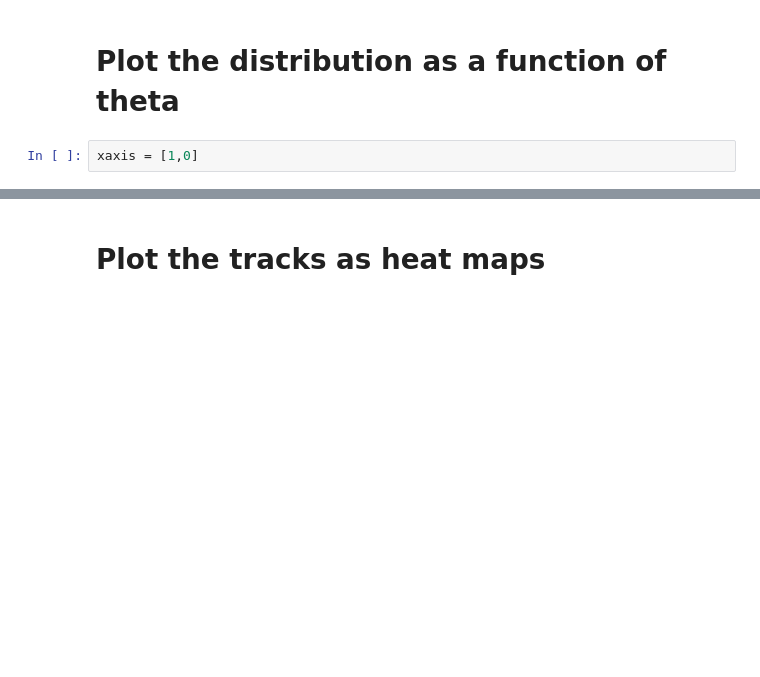
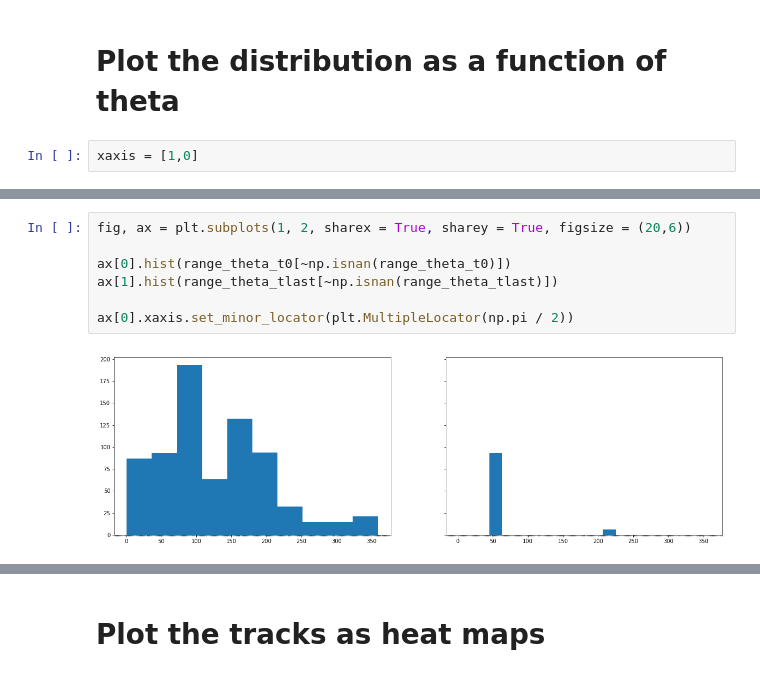
Before and after one commit to TanviDeora/ProboscisTracking, a Jupyter notebook: DrawProboscisKinematics.ipynb, the cells around one changed output, grey strips where cells are left out. Saved outputs shown, nothing was run; the diff lists cells and outputs as text; blank space fills up the shorter version.

```diff
--- a/DrawProboscisKinematics.ipynb
+++ b/DrawProboscisKinematics.ipynb
@@ -187 +229,10 @@ theta_tlast = np.arctan2(new_y_tlast, new_y_tlast)*180/np.pi
+# %%
+fig, ax = plt.subplots(1, 2, sharex = True, sharey = True, figsize = (20,6))
+
+ax[0].hist(range_theta_t0[~np.isnan(range_theta_t0)])
+ax[1].hist(range_theta_tlast[~np.isnan(range_theta_tlast)])
+
+ax[0].xaxis.set_minor_locator(plt.MultipleLocator(np.pi / 2))
+# %% [output]
+[figure, added]
 # %%
```
Also changed, not shown: parts of 13 cells of this notebook.
